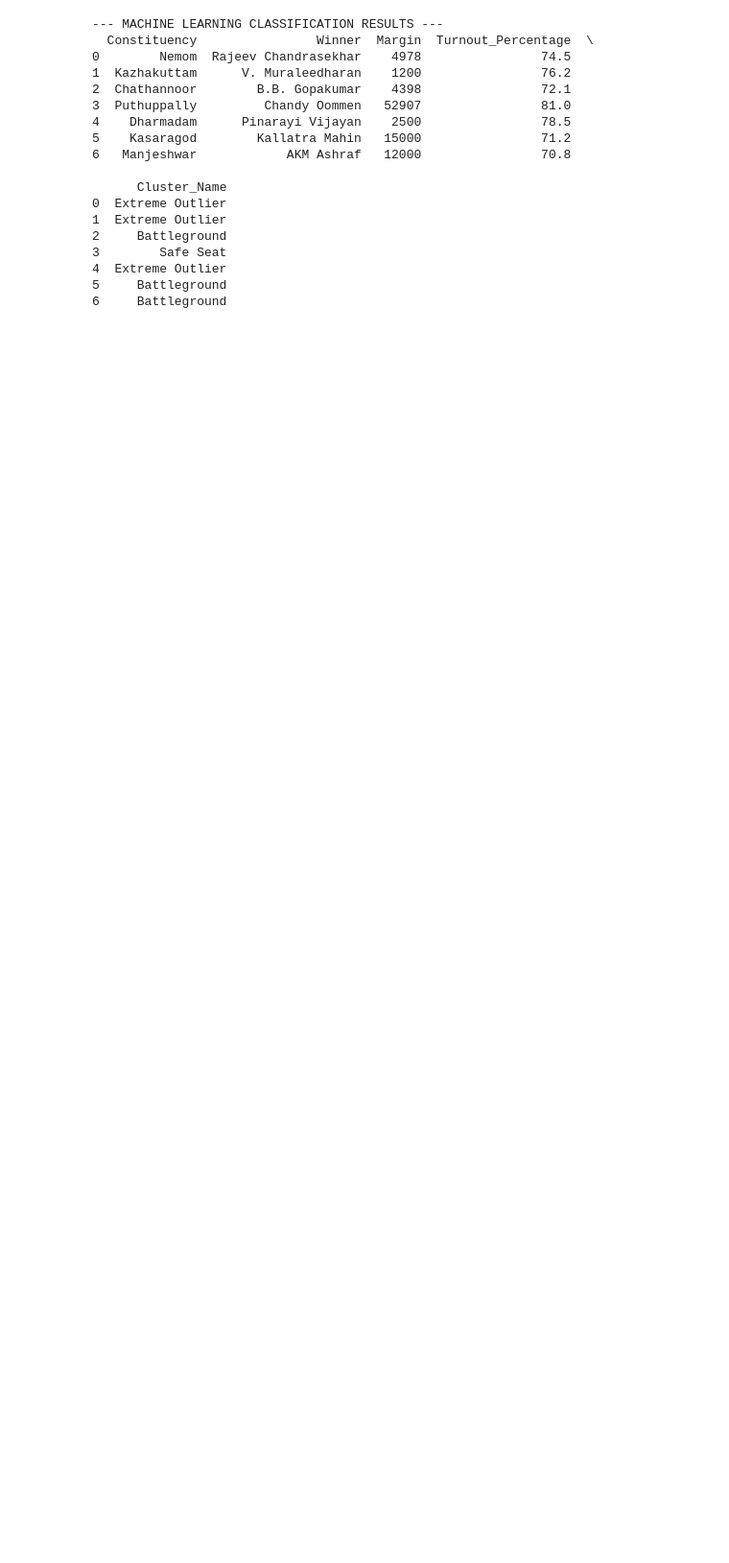
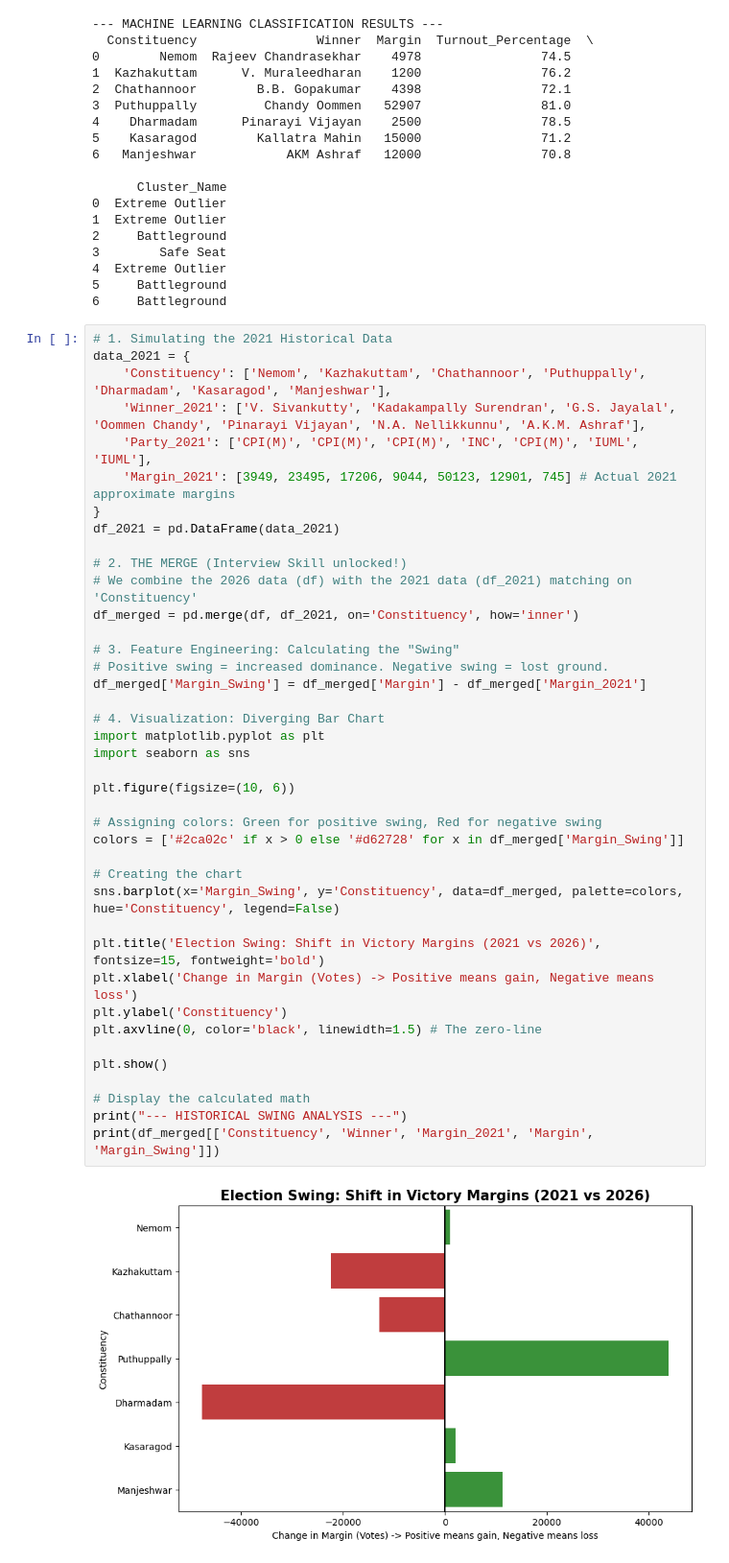
Before and after one commit to krjershan/Kerala-Election-Analysis-2026, a Jupyter notebook: Kerala_Election_2026_Analysis.ipynb, the cells around one changed output. Shown at 96% size. Drawn from its saved outputs; the diff is of its cells as text; blank space fills up the shorter version.

```diff
--- a/Kerala_Election_2026_Analysis.ipynb
+++ b/Kerala_Election_2026_Analysis.ipynb
@@ -208,3 +208,45 @@ print(df[['Constituency', 'Winner', 'Margin', 'Turnout_Percentage', 'Cluster_Nam
 4  Extreme Outlier
 5     Battleground
 6     Battleground
+# %%
+# 1. Simulating the 2021 Historical Data
+data_2021 = {
+    'Constituency': ['Nemom', 'Kazhakuttam', 'Chathannoor', 'Puthuppally', 'Dharmadam', 'Kasaragod', 'Manjeshwar'],
+    'Winner_2021': ['V. Sivankutty', 'Kadakampally Surendran', 'G.S. Jayalal', 'Oommen Chandy', 'Pinarayi Vijayan', 'N.A. Nellikkunnu', 'A.K.M. Ashraf'],
+    'Party_2021': ['CPI(M)', 'CPI(M)', 'CPI(M)', 'INC', 'CPI(M)', 'IUML', 'IUML'],
+    'Margin_2021': [3949, 23495, 17206, 9044, 50123, 12901, 745] # Actual 2021 approximate margins
+}
+df_2021 = pd.DataFrame(data_2021)
+
+# 2. THE MERGE (Interview Skill unlocked!)
+# We combine the 2026 data (df) with the 2021 data (df_2021) matching on 'Constituency'
+df_merged = pd.merge(df, df_2021, on='Constituency', how='inner')
+
+# 3. Feature Engineering: Calculating the "Swing"
+# Positive swing = increased dominance. Negative swing = lost ground.
+df_merged['Margin_Swing'] = df_merged['Margin'] - df_merged['Margin_2021']
+
+# 4. Visualization: Diverging Bar Chart
+import matplotlib.pyplot as plt
+import seaborn as sns
+
+plt.figure(figsize=(10, 6))
+
+# Assigning colors: Green for positive swing, Red for negative swing
+colors = ['#2ca02c' if x > 0 else '#d62728' for x in df_merged['Margin_Swing']]
+
+# Creating the chart
+sns.barplot(x='Margin_Swing', y='Constituency', data=df_merged, palette=colors, hue='Constituency', legend=False)
+
+plt.title('Election Swing: Shift in Victory Margins (2021 vs 2026)', fontsize=15, fontweight='bold')
+plt.xlabel('Change in Margin (Votes) -> Positive means gain, Negative means loss')
+plt.ylabel('Constituency')
+plt.axvline(0, color='black', linewidth=1.5) # The zero-line
+
+plt.show()
+
+# Display the calculated math
+print("--- HISTORICAL SWING ANALYSIS ---")
+print(df_merged[['Constituency', 'Winner', 'Margin_2021', 'Margin', 'Margin_Swing']])
+# %% [output]
+[figure, added]
```
Also changed, not shown: parts of 1 cell of this notebook.
